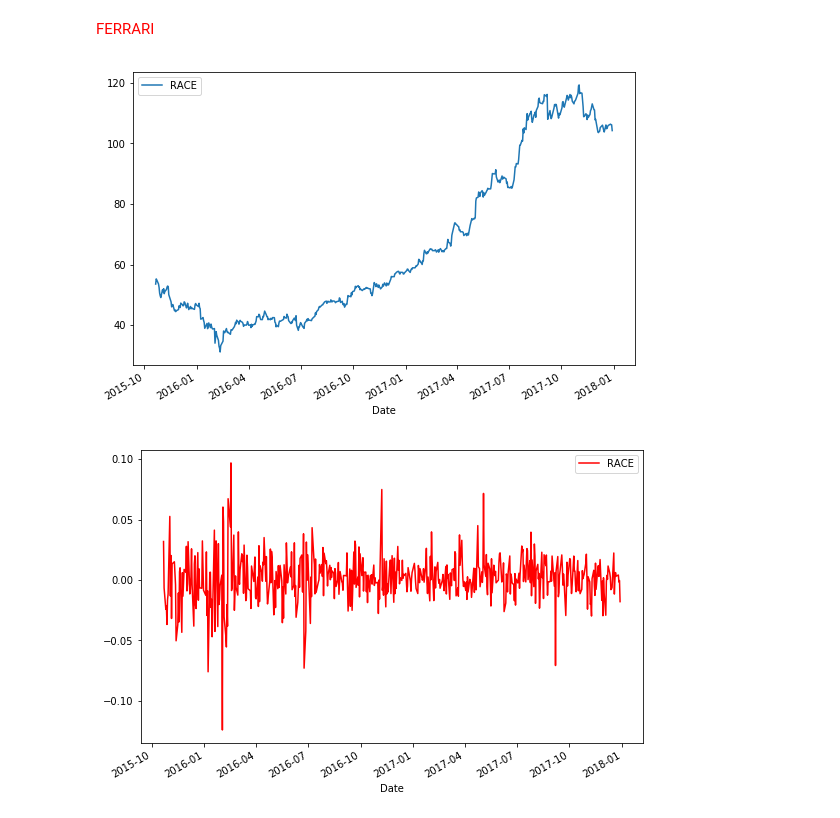
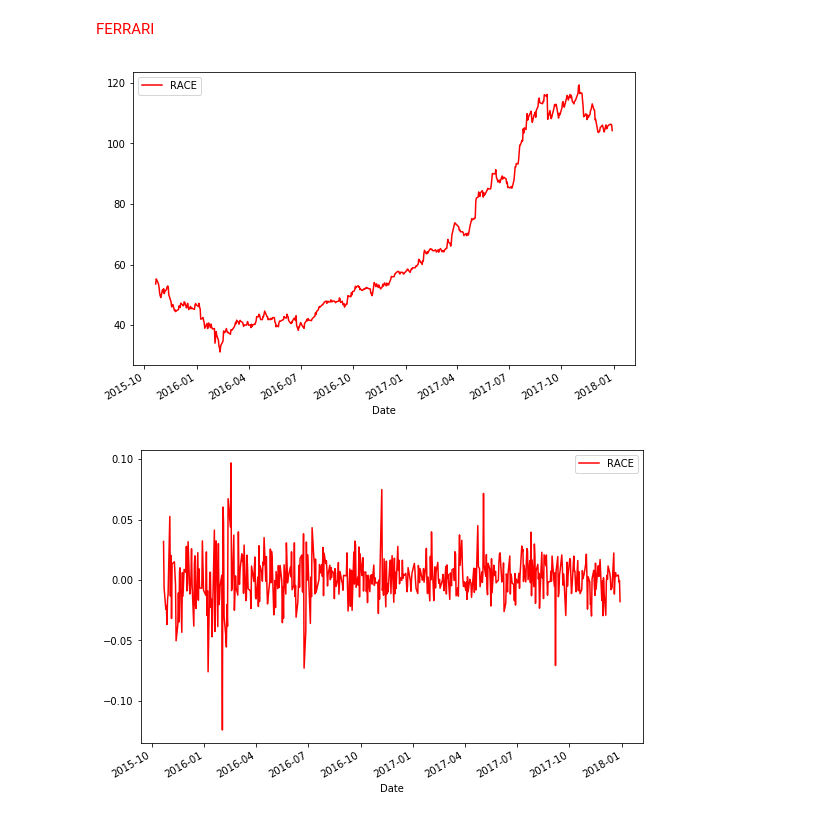
Before and after one commit to labv98/Proyecto-3, a Jupyter notebook: ProyectoModulo3_FrancoJE_FigueroaAR_BarraganVL.ipynb, the cells around one changed output. Saved outputs shown, nothing was run; the diff lists cells and outputs as text; code cells hidden in the pictures.

```diff
--- a/ProyectoModulo3_FrancoJE_FigueroaAR_BarraganVL.ipynb
+++ b/ProyectoModulo3_FrancoJE_FigueroaAR_BarraganVL.ipynb
@@ -384,9 +384,9 @@ start, end = '2010-01-01', '2017-12-31'
 closes = get_closes1(tickers=name, start_date=start, end_date=end, freq='d')
 # %%
 # Graficamos
-closes.plot(figsize=(9,6));
+closes.plot(figsize=(9,6), c="r");
 # %% [output]
-[figure, old version]
+[figure, new version]
 # %%
 # Calcular rendimientos diarios y graficarlos
 ret1 = closes.pct_change().dropna()
```
Also changed, not shown: parts of 24 cells of this notebook.
